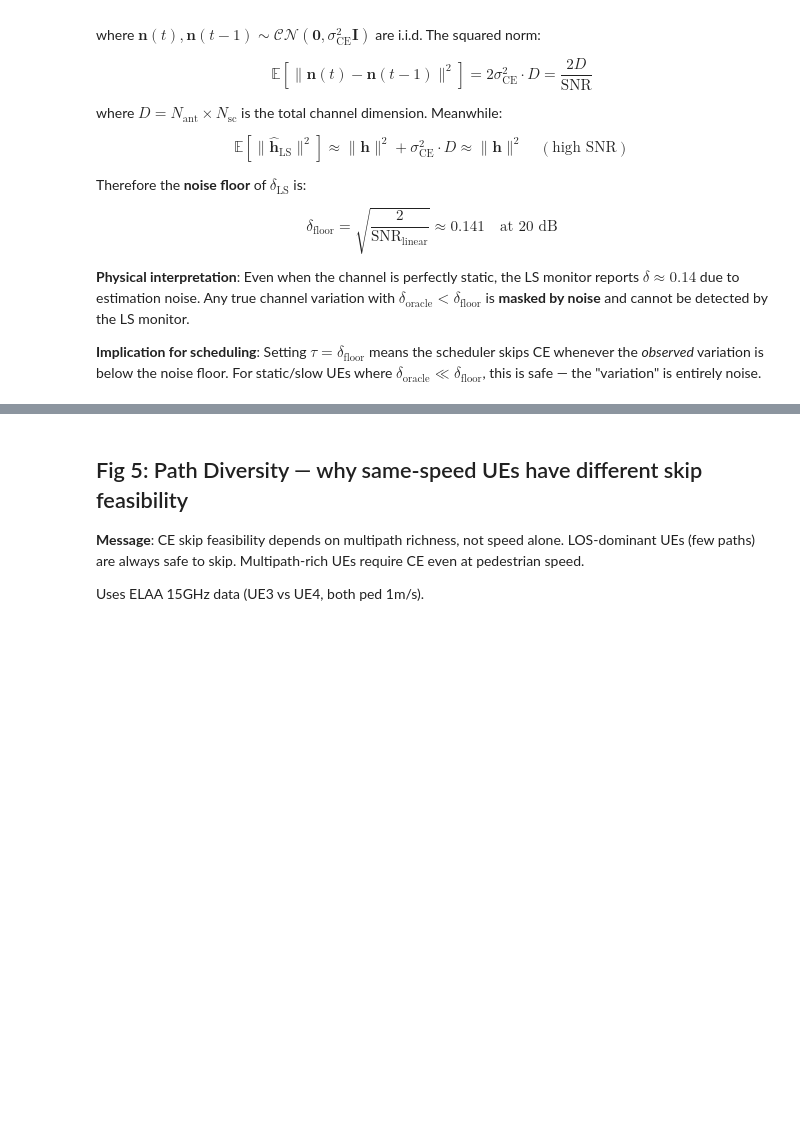
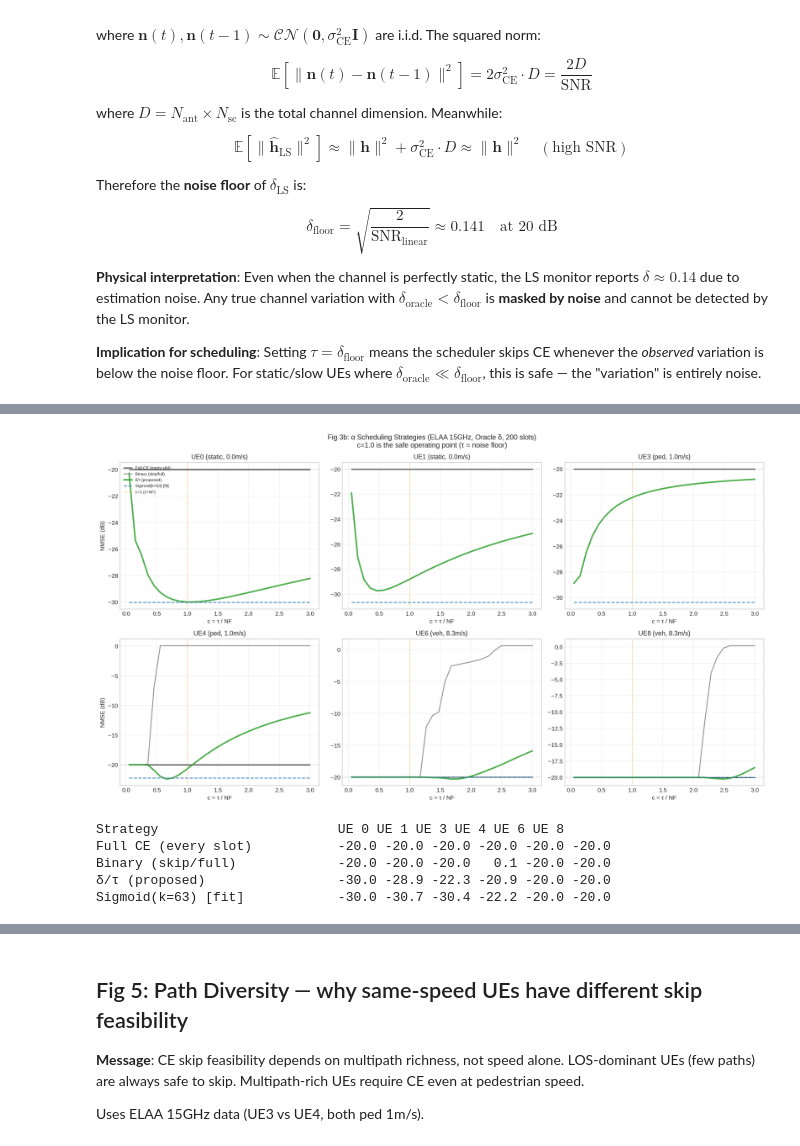
Before and after one commit to sungminlee114/6g-collaborative_bs, a Jupyter notebook: src/experiments/paper1.ipynb, the cells around one changed output, grey strips where cells are left out. Cells and saved outputs as stored; diff of their text form; code cells hidden in the pictures; blank space fills up the shorter version.

```diff
--- a/src/experiments/paper1.ipynb
+++ b/src/experiments/paper1.ipynb
@@ -231 +238,70 @@ plt.close(fig)
+# %%
+# ═══ Fig 3b: α Strategy Comparison (from cached data) ═══
+import json as _json
+
+CACHE = "../../assets/results/paper_cache/alpha_strategies.json"
+with open(CACHE) as f:
+    strat_data = _json.load(f)
+
+c_vals = strat_data["c_values"]
+NF_val = strat_data["noise_floor"]
+
+# 4 representative strategies
+show_strats = [
+    ("Full CE (every slot)",  "black",    "-",  1.5),
+    ("Binary (skip/full)",    "tab:gray", "-",  1.5),
+    ("δ/τ (proposed)",        "tab:green","-",  2.5),
+    ("Sigmoid(k=63) [fit]",   "tab:blue", "--", 1.5),
+]
+
+ue_order = sorted(strat_data["ues"].keys(), key=int)
+fig, axes = plt.subplots(2, 3, figsize=(16, 9))
+
+for idx, uid in enumerate(ue_order):
+    ax = axes[idx//3, idx%3]
+    ue = strat_data["ues"][uid]
+
+    for sname, color, ls, lw in show_strats:
+        if sname in ue["nmse"]:
+            ax.plot(c_vals, ue["nmse"][sname], ls, color=color, lw=lw, alpha=0.85, label=sname)
+
+    ax.axvline(1.0, color="orange", ls=":", lw=1.5, alpha=0.6, label="c=1 (τ=NF)")
+    ax.axhline(-20.0, color="black", ls=":", lw=0.8, alpha=0.3)
+    ax.set_title(f"UE{uid} ({ue['cat']}, {ue['speed']:.1f}m/s)", fontsize=11)
+    ax.set_xlabel("c = τ / NF")
+    if idx % 3 == 0:
+        ax.set_ylabel("NMSE (dB)")
+    if idx == 0:
+        ax.legend(fontsize=7, loc="upper left")
+    ax.grid(True, alpha=0.3)
+
+fig.suptitle("Fig 3b: α Scheduling Strategies (ELAA 15GHz, Oracle δ, 200 slots)\n"
+             "c=1.0 is the safe operating point (τ = noise floor)", fontsize=12)
+plt.tight_layout()
+plt.savefig("../../assets/plots/paper_fig3b_alpha_strategies.pdf", bbox_inches="tight")
+plt.show()
+plt.close(fig)
+
+# Summary table at c=1.0
+c1_idx = min(range(len(c_vals)), key=lambda i: abs(c_vals[i] - 1.0))
+print(f"\n{'Strategy':<30}", end="")
+for uid in ue_order:
+    print(f" UE{uid:>2}", end="")
+print()
+for sname, _, _, _ in show_strats:
+    print(f"{sname:<30}", end="")
+    for uid in ue_order:
+        ue = strat_data["ues"][uid]
+        if sname in ue["nmse"]:
+            print(f" {ue['nmse'][sname][c1_idx]:>5.1f}", end="")
+        else:
+            print(f"   N/A", end="")
+    print()
+# %% [output]
+[figure, added]
+Strategy                       UE 0 UE 1 UE 3 UE 4 UE 6 UE 8
+Full CE (every slot)           -20.0 -20.0 -20.0 -20.0 -20.0 -20.0
+Binary (skip/full)             -20.0 -20.0 -20.0   0.1 -20.0 -20.0
+δ/τ (proposed)                 -30.0 -28.9 -22.3 -20.9 -20.0 -20.0
+Sigmoid(k=63) [fit]            -30.0 -30.7 -30.4 -22.2 -20.0 -20.0
 # %% [markdown]
```
Also changed, not shown: parts of 23 cells of this notebook, 3 other files.
